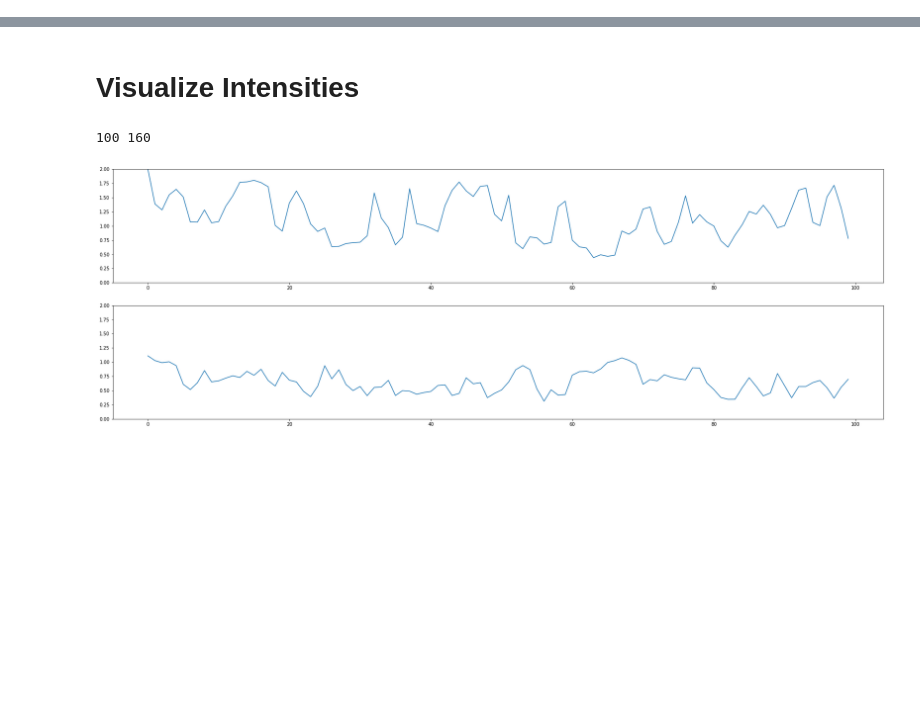
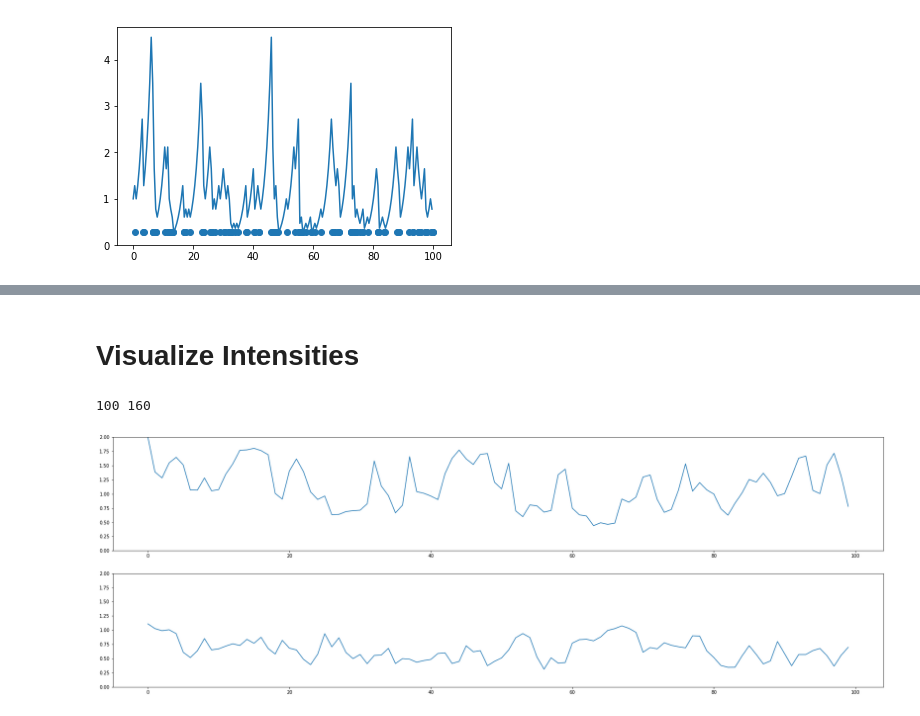
Before and after one commit to shaabhishek/hierarchical-pp-new, a Jupyter notebook: src/notebooks/Synthetic Data.ipynb, the cells around one changed output, grey strips where cells are left out. Drawn from its saved outputs; the diff is of its cells as text; code cells hidden in the pictures; blank space fills up the shorter version.

```diff
--- a/src/notebooks/Synthetic Data.ipynb
+++ b/src/notebooks/Synthetic Data.ipynb
@@ -5,0 +34,28 @@ import matplotlib.pyplot as plt
+# %%
+def intensitySCP(t, hist, params):
+    # params: {mu, alpha}
+    # hist must be numpy array
+    hist = hist[(hist < t)]
+    return np.exp(params[0]*t - np.sum(len(hist)*params[1]))
+
+def genSCP(T, params):
+    t = 0
+    hist = []
+    while (t < T):
+        upperbnd = intensitySCP(t+1, np.array(hist), params)
+        increment = np.random.exponential(1/upperbnd)
+        t += increment
+        u = random.random()*increment
+        if ((t<T) and (u <= intensitySCP(t, np.array(hist), params))):
+            hist.append(t)
+    return {'t': hist, 'x': list(np.ones_like(hist))}
+# %%
+# Self corrcting
+paramsSCP = [.5, .5]
+dataSCP = genSCP(100, paramsSCP)
+y_vals = list(map(lambda x: intensitySCP(x, np.array(dataSCP['t']), paramsSCP), np.arange(0, 100, .5)))
+plt.plot(np.arange(0,100,.5), y_vals)
+plt.scatter(dataSCP['t'], [min(y_vals)]*len(dataSCP['t']))
+plt.show()
+# %% [output]
+[figure, added]
```
Also changed, not shown: parts of 18 cells of this notebook, 15 other files.
